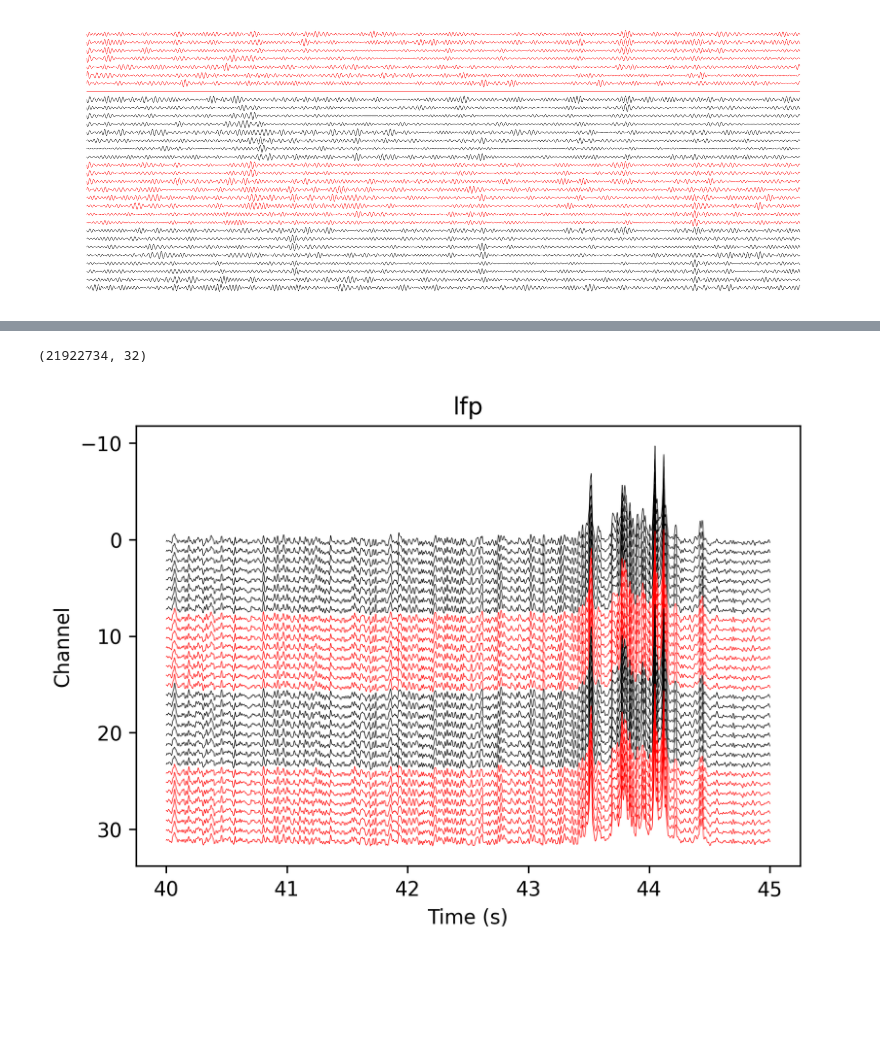
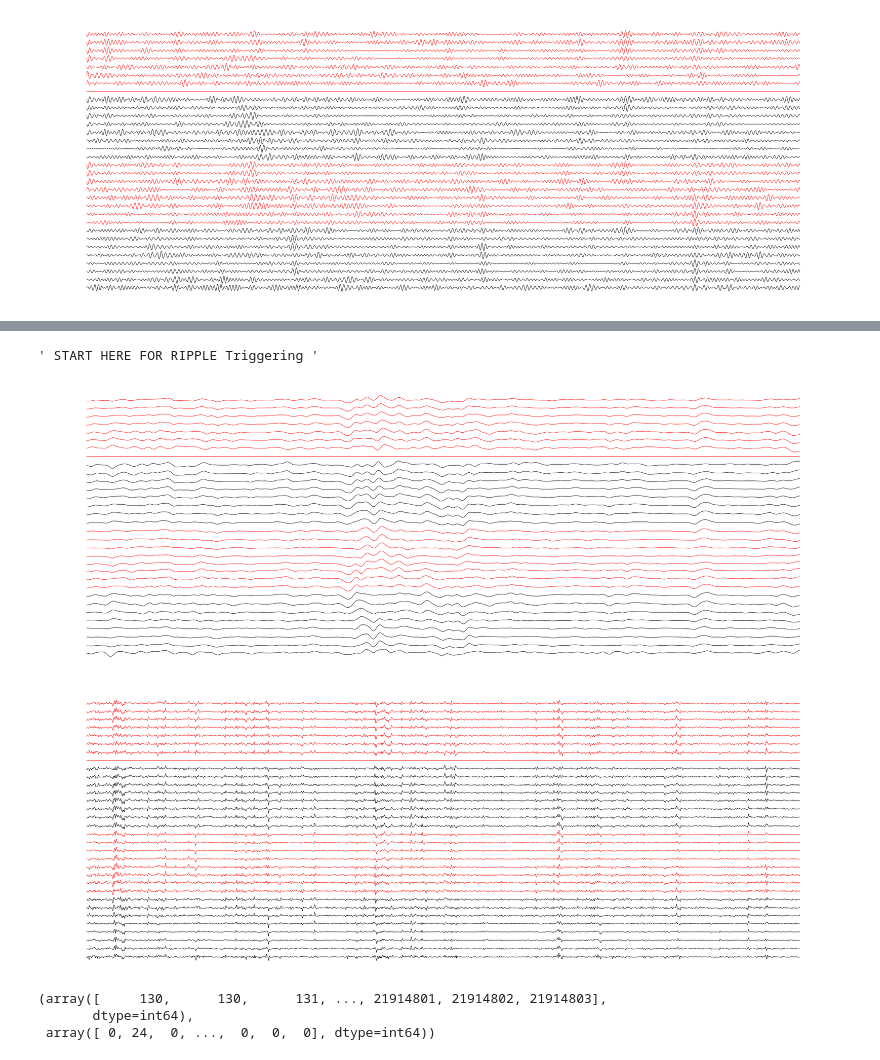
Before and after one commit to dtabuena/Workshop, a Jupyter notebook: Py_trodes/PyTrodes_Pipeline_.ipynb, the cells around one changed output, grey strips where cells are left out. Drawn from its saved outputs; the diff is of its cells as text; code cells hidden in the pictures; blank space fills up the shorter version.

```diff
--- a/Py_trodes/PyTrodes_Pipeline_.ipynb
+++ b/Py_trodes/PyTrodes_Pipeline_.ipynb
@@ -139,7 +139,7 @@ def plot_sample_wave(lfp,sample_rate,times=[0,1]):
     time_sec = tic_indicies/sample_rate
     waveform = lfp[tic_indicies,:]
     # waveform = waveform - np.expand_dims(np.mean(waveform,axis=1),axis=-1)
-    waveform = waveform - np.expand_dims(waveform[:,24],axis=-1)
+    # waveform = waveform - np.expand_dims(waveform[:,24],axis=-1)
     num_chan = waveform.shape[1]
     fig,ax=plt.subplots(num_chan,1,figsize=(6,2),dpi=300)
     for ch in np.arange(num_chan):
@@ -156,0 +159,7 @@ plot_sample_wave(lfp_disk_array,downsampled_rate)
+# %%
+"""
+Hilbert Envelope
+"""
+lfp_disk_array = load_npy_to_memmap(ripfilt_npy_filename)
+lfp_disk_array = np.abs(sci.signal.hilbert(lfp_disk_array,axis=0))
+plot_sample_wave(lfp_disk_array,downsampled_rate)
@@ -157,24 +170,24 @@ plot_sample_wave(lfp_disk_array,downsampled_rate)
 # %%
-"""
-Ripple Detection
-"""
-lfp_disk_array = load_npy_to_memmap(ripfilt_npy_filename)
-lfp_disk_array = np.abs(sci.signal.hilbert(lfp_disk_array,axis=0)).astype('float16')
+lfp_disk_array =  lfp_disk_array.astype('float32')
 gauss_width_ms = 4
 sigma = gauss_width_ms/1000*downsampled_rate
 filter_width_sigmas = 8
-lfp_disk_array  = sci.ndimage.gaussian_filter1d(lfp_disk_array.astype('float32'),
+num_channels = lfp_disk_array.shape[1]
+for c in tqdm(np.arange(num_channels)):
+    lfp_disk_array[:,c] = sci.ndimage.gaussian_filter1d(lfp_disk_array[:,c],
                                                 sigma, axis=0, mode='reflect',
-                                                truncate=filter_width_sigmas).astype('float16')
-lfp_disk_array = (lfp_disk_array - np.mean(lfp_disk_array,axis=0)) / np.std(lfp_disk_array,axis=0)
+                                                truncate=filter_width_sigmas)
+    lfp_disk_array[:,c] = (lfp_disk_array[:,c] - np.mean(lfp_disk_array[:,c]))/np.std(lfp_disk_array[:,c])
+lfp_disk_array =  lfp_disk_array.astype('float16')
+
 rip_envl_npy_filename = ripfilt_npy_filename.replace('ripfilt', 'rip_envl')
 np.save(rip_envl_npy_filename, lfp_disk_array.astype('float16'))
+plot_sample_wave(lfp_disk_array,downsampled_rate)
 """ START HERE FOR RIPPLE Triggering """
+# %% [output]
+' START HERE FOR RIPPLE Triggering '
+[figure, added]
-# %%
-print(lfp_disk_array)
-# %% [output]
-(21922734, 32)
 # %%
-plot_sample_wave(lfp_disk_array,downsampled_rate,times=[40,45])
+plot_sample_wave(lfp_disk_array,downsampled_rate,times=[0,10])
 # %% [output]
-[figure, old version]
+[figure, new version]
@@ -180,0 +196,7 @@ plot_sample_wave(lfp_disk_array,downsampled_rate,times=[40,45])
+# %%
+def find_channel_ripples_df(trace,downsample_rate,min_thresh=3,min_dur=15,min_gap_ms=4):
+    return ripple_df
+# %% [output]
+(array([     130,      130,      131, ..., 21914801, 21914802, 21914803],
+       dtype=int64),
+ array([ 0, 24,  0, ...,  0,  0,  0], dtype=int64))
```
Also changed, not shown: parts of 5 cells of this notebook.
